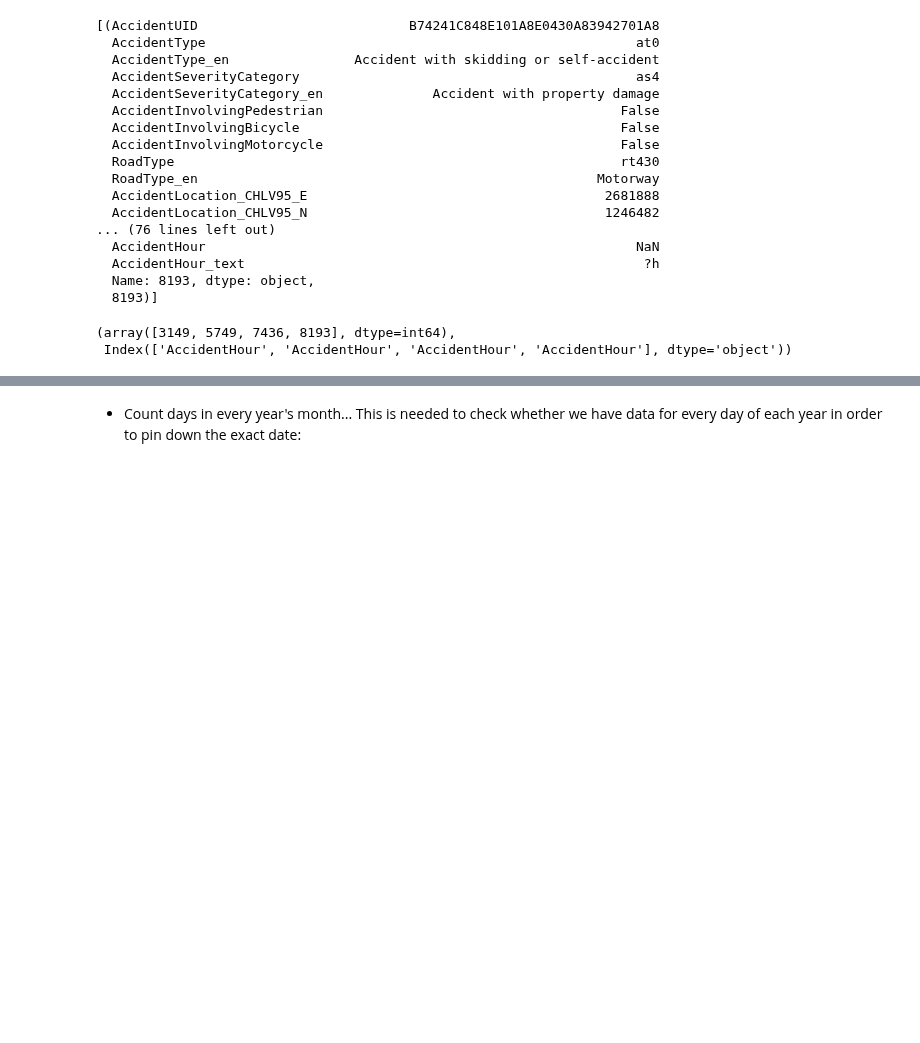
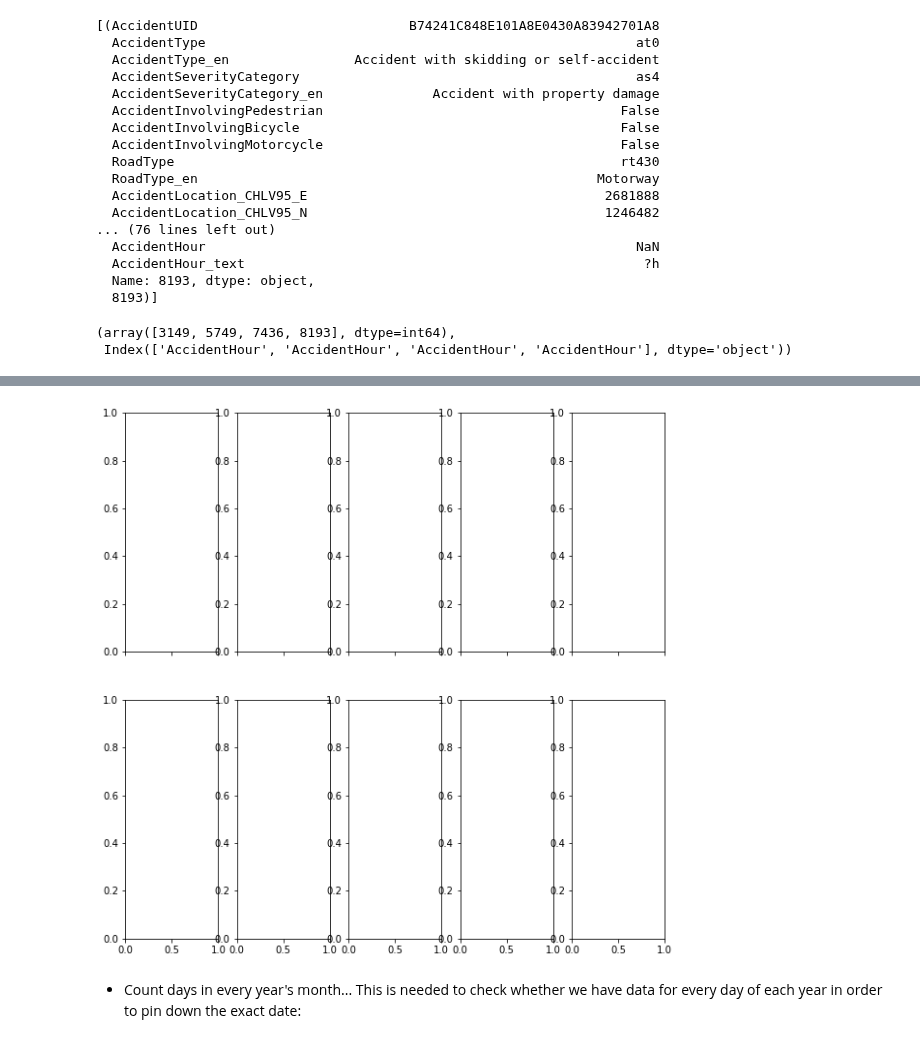
Before and after one commit to Antonio-226/Big-Data-Analytics-Group-Project, a Jupyter notebook: Preprocessing_Accidents.ipynb, the cells around one changed output, grey strips where cells are left out. Saved outputs shown, nothing was run; the diff lists cells and outputs as text; code cells hidden in the pictures; blank space fills up the shorter version.

```diff
--- a/Preprocessing_Accidents.ipynb
+++ b/Preprocessing_Accidents.ipynb
@@ -174,0 +159,4 @@ plt.bar(dict_.keys(), dict_.values(), width = 0.5, color='orange')
+# %%
+fig, ax = plt.subplots(2,5, sharex=True, figsize=(10,10))
+# %% [output]
+[figure, added]
```
Also changed, not shown: parts of 5 cells of this notebook.
